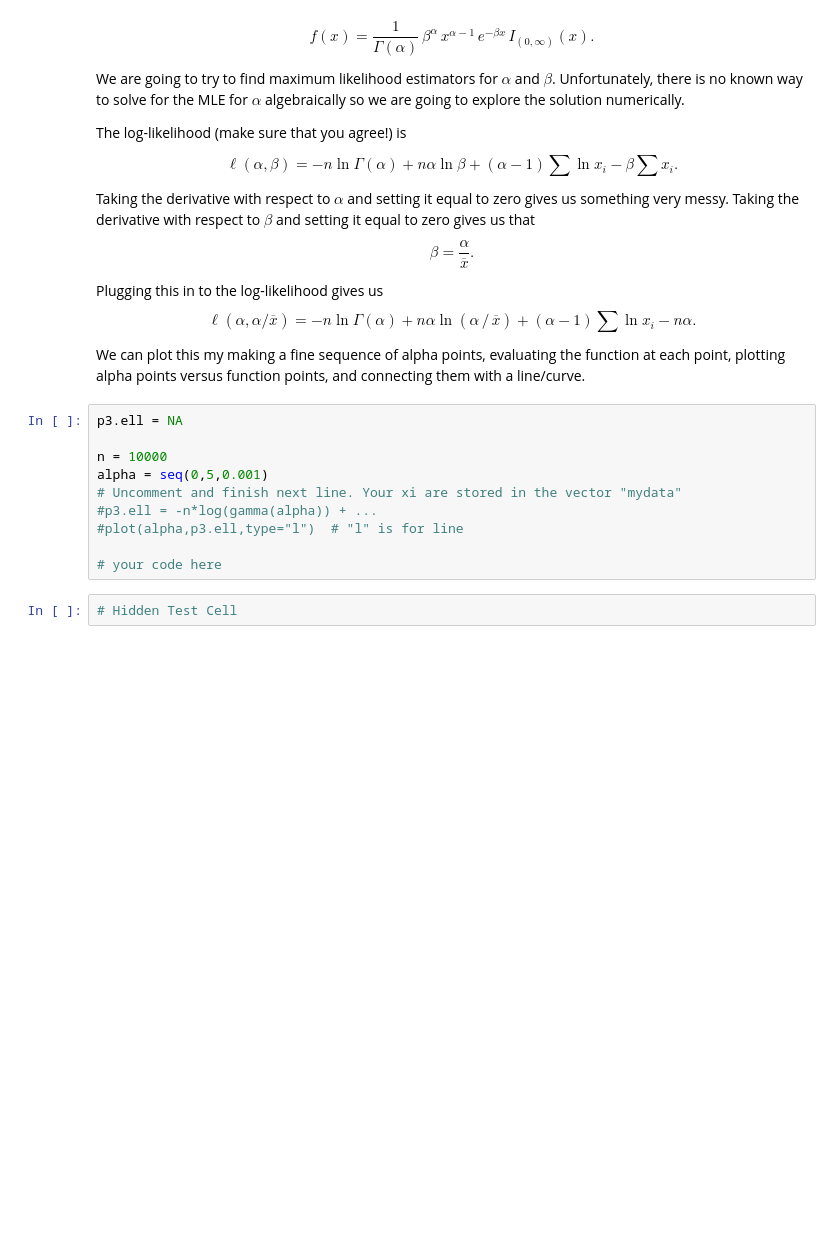
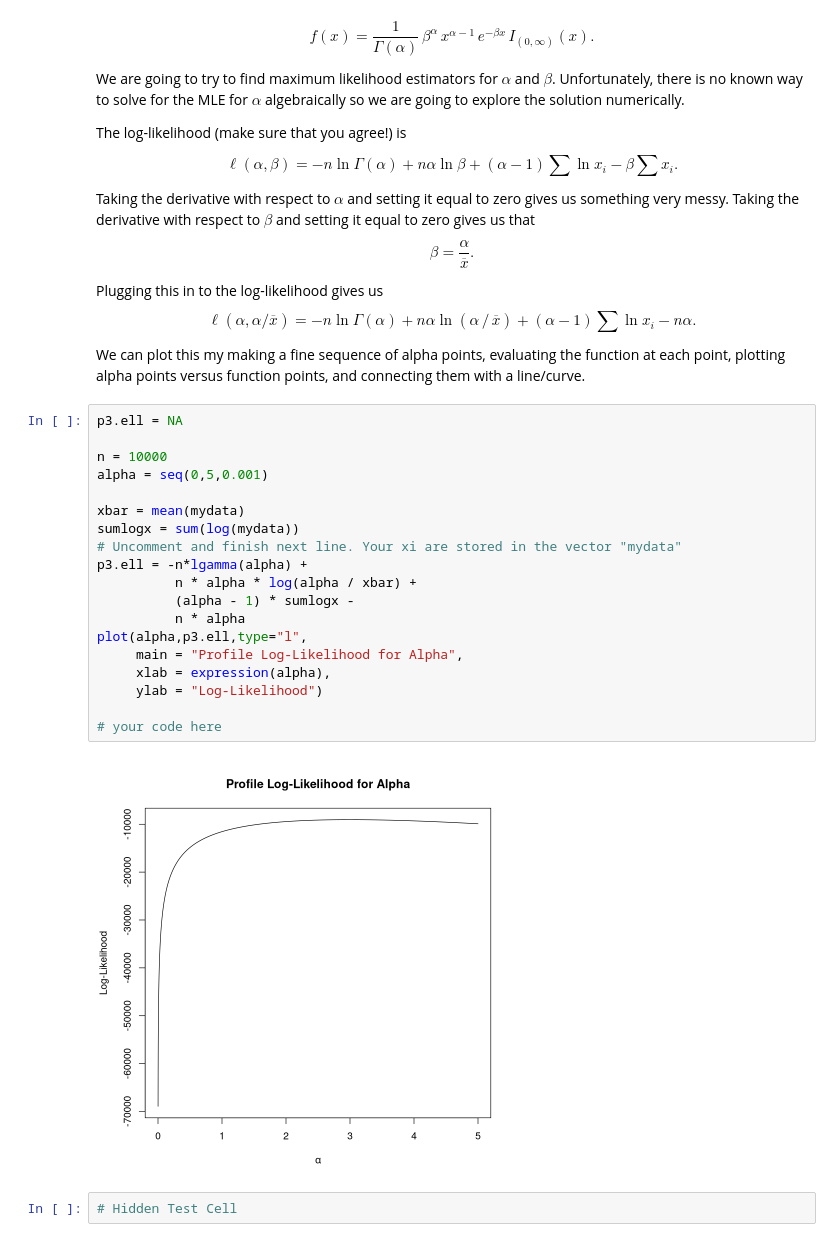
Before and after one commit to gareytwin1/statistical-estimation, a Jupyter notebook: Module3/M3_autograded.ipynb, the cells around one changed output. Saved outputs shown, nothing was run; the diff lists cells and outputs as text; blank space fills up the shorter version.

```diff
--- a/Module3/M3_autograded.ipynb
+++ b/Module3/M3_autograded.ipynb
@@ -114,13 +155,24 @@ We can plot this my making a fine sequence of alpha points, evaluating the funct
 # %%
 p3.ell = NA
 
 n = 10000
 alpha = seq(0,5,0.001)
+
+xbar = mean(mydata)
+sumlogx = sum(log(mydata))
 # Uncomment and finish next line. Your xi are stored in the vector "mydata"
-#p3.ell = -n*log(gamma(alpha)) + ...
-#plot(alpha,p3.ell,type="l")  # "l" is for line
+p3.ell = -n*lgamma(alpha) +
+          n * alpha * log(alpha / xbar) +
+          (alpha - 1) * sumlogx -
+          n * alpha
+plot(alpha,p3.ell,type="l",
+     main = "Profile Log-Likelihood for Alpha",
+     xlab = expression(alpha),
+     ylab = "Log-Likelihood")
 
 # your code here
+# %% [output]
+[figure, added]
 # %%
 # Hidden Test Cell
 # %% [markdown]
```
Also changed, not shown: parts of 16 cells of this notebook.
